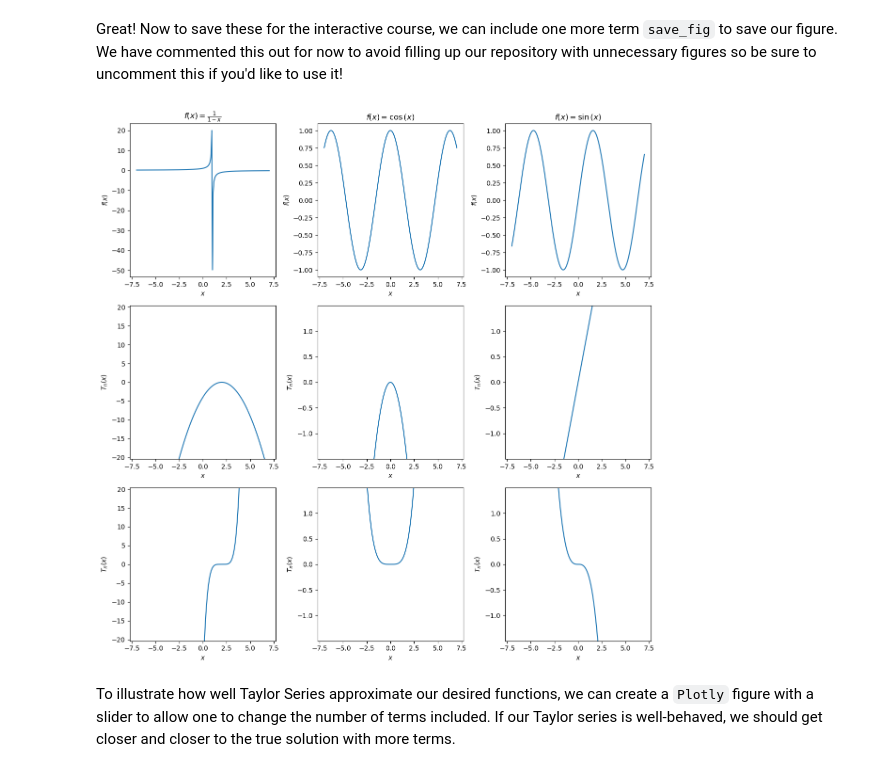
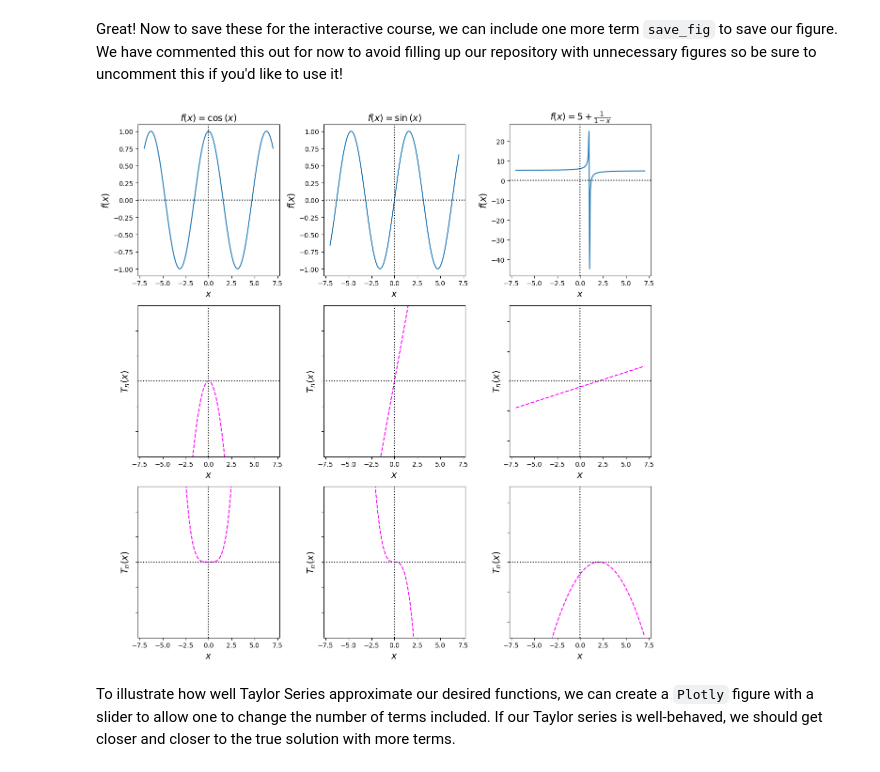
Before and after one commit to ascsn/online-guides, a Jupyter notebook: Math/Taylor Series.ipynb, the cells around one changed output. Cells and saved outputs as stored; diff of their text form; code cells hidden in the pictures.

````diff
--- a/Math/Taylor Series.ipynb
+++ b/Math/Taylor Series.ipynb
@@ -213,7 +220,7 @@ Let's see our 3 figures and their Taylor series expansion terms along with the t
 # %%
 # Define the variable and the function
 x = sp.symbols('x')
-function_1 = 1 / (1 - x)
+function_1 = 5 + 1 / (1 - x)
 function_2 = sp.cos(x)
 function_3 = sp.sin(x)
 
@@ -226,7 +233,7 @@ a_2 = 0
 a_3 = 0
 
 # Define the order of the Taylor series expansion (e.g., 4th order)
-order_1 = [2, 5]
+order_1 = [1, 2]
 order_2 = [2, 4]
 order_3 = [1, 3]
 
@@ -234,13 +241,13 @@ order_3 = [1, 3]
 fig, ax = plt.subplots(4,3, figsize=[12, 15])
 
 # Plot first set of figures
-plot_taylor_and_terms(ax[:, 0], function_1, x, x_vals, a_1, order_1, show_total_taylor=True, show_taylor_term_names=True)
+plot_taylor_and_terms(ax[:, 2], function_1, x, x_vals, a_1, order_1, show_total_taylor=True, show_taylor_term_names=True)
 
 # Plot second set of figures
-plot_taylor_and_terms(ax[:, 1], function_2, x, x_vals, a_2, order_2, show_total_taylor=True, show_taylor_term_names=True)
+plot_taylor_and_terms(ax[:, 0], function_2, x, x_vals, a_2, order_2, show_total_taylor=True, show_taylor_term_names=True)
 
 # Plot third set of figures
-plot_taylor_and_terms(ax[:, 2], function_3, x, x_vals, a_3, order_3, show_total_taylor=True, show_taylor_term_names=True)
+plot_taylor_and_terms(ax[:, 1], function_3, x, x_vals, a_3, order_3, show_total_taylor=True, show_taylor_term_names=True)
 
 fig.tight_layout()
 # %% [output]
@@ -248,42 +255,30 @@ fig.tight_layout()
 # %% [markdown]
 Great! Now to save these for the interactive course, we can include one more term ```save_fig``` to save our figure. We have commented this out for now to avoid filling up our repository with unnecessary figures so be sure to uncomment this if you'd like to use it!
 # %%
-# Define the variable and the function
-x = sp.symbols('x')
-function_1 = 1 / (1 - x)
-function_2 = sp.cos(x)
-function_3 = sp.sin(x)
-
-# Array for independent variable
-x_vals = np.linspace(-7, 7, 200)
-
-# Define the point of expansion (e.g., x0 = 0)
-a_1 = 2
-a_2 = 0
-a_3 = 0
-
-# Define the order of the Taylor series expansion (e.g., 4th order)
-order_1 = [2, 5]
-order_2 = [2, 4]
-order_3 = [1, 3]
+# We don't add any of the previous stuff because it is already loaded in Jupyter's last run (assuming you ran the cell above last!)
 
 # Make figure for subplots
 fig, ax = plt.subplots(3,3, figsize=[12, 12])
 
 # Plot first set of figures
-plot_taylor_and_terms(ax[:, 0], function_1, x, x_vals, a_1, order_1, show_total_taylor=False, show_taylor_term_names=False)
+plot_taylor_and_terms(ax[:, 2], function_1, x, x_vals, a_1, order_1, show_total_taylor=False, show_taylor_term_names=False)
 
 # Plot second set of figures
-plot_taylor_and_terms(ax[:, 1], function_2, x, x_vals, a_2, order_2, show_total_taylor=False, show_taylor_term_names=False)
+plot_taylor_and_terms(ax[:, 0], function_2, x, x_vals, a_2, order_2, show_total_taylor=False, show_taylor_term_names=False)
 
 # Plot third set of figures
-plot_taylor_and_terms(ax[:, 2], function_3, x, x_vals, a_3, order_3, show_total_taylor=False, show_taylor_term_names=False)
+plot_taylor_and_terms(ax[:, 1], function_3, x, x_vals, a_3, order_3, show_total_taylor=False, show_taylor_term_names=False)
+
+# import string # to get a string of alphabetical characters
+# letters = list(string.ascii_lowercase) # get string of lowercase letters!
+# for i, ax_ in enumerate(ax.flatten()):
+#     ax_.text(0.1, 0.1, '({})'.format(letters[i]), transform=ax_.transAxes, fontsize=18)
 
 fig.tight_layout()
 # plt.savefig('inclass_taylor_series.png') # Save to png
-# plt.savefig('inclass_taylor_series.pdf') # Save to pdf
+plt.savefig('inclass_taylor_series.pdf') # Save to pdf
 # %% [output]
-[figure, old version]
+[figure, new version]
 # %% [markdown]
 To illustrate how well Taylor Series approximate our desired functions, we can create a ```Plotly``` figure with a slider to allow one to change the number of terms included. If our Taylor series is well-behaved, we should get closer and closer to the true solution with more terms.
 # %%
````
Also changed, not shown: parts of 2 cells of this notebook.
